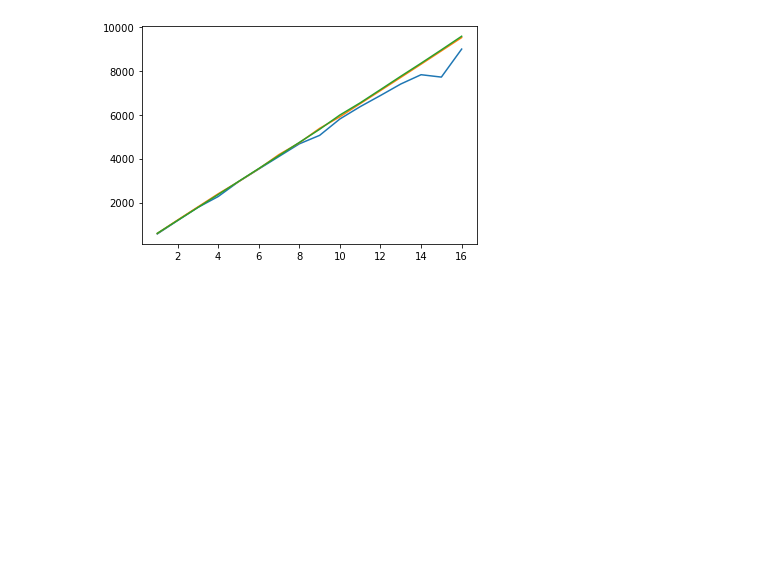
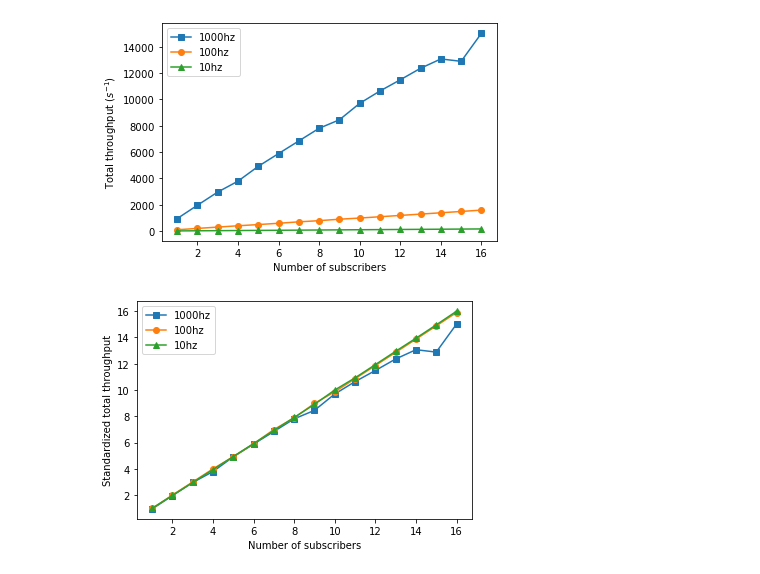
Before and after one commit to jkxjkx1031/ROS2-benchmark, a Jupyter notebook: experiments/stats/stats.ipynb, the cells around one changed output. Saved outputs shown, nothing was run; the diff lists cells and outputs as text; code cells hidden in the pictures; blank space fills up the shorter version.

```diff
--- a/experiments/stats/stats.ipynb
+++ b/experiments/stats/stats.ipynb
@@ -28,20 +32,34 @@ plt.show()
 # %%
 import numpy as np
 import matplotlib.pyplot as plt
 
-t1 = np.loadtxt('../topic_test/throughput_1ms.txt')
-t10 = np.loadtxt('../topic_test/throughput_10ms.txt')
-t100 = np.loadtxt('../topic_test/throughput_100ms.txt')
-t1 = t1 / 100
-t10 = t10 / 10
+t1 = np.loadtxt('../topic_test/throughput_1ms.txt') / 60
+t10 = np.loadtxt('../topic_test/throughput_10ms.txt') / 60
+t100 = np.loadtxt('../topic_test/throughput_100ms.txt') / 60
 n = np.arange(1, 17)
 
-plt.plot(n, t1)
-plt.plot(n, t10)
-plt.plot(n, t100)
+plt.plot(n, t1, marker='s')
+plt.plot(n, t10, marker='o')
+plt.plot(n, t100, marker='^')
+plt.xlabel('Number of subscribers')
+plt.ylabel('Total throughput ($s^{-1}$)')
+plt.legend(['1000hz', '100hz', '10hz'])
 plt.show()
+
+t1 = t1 / 1000
+t10 = t10 / 100
+t100 = t100 / 10
+
+plt.plot(n, t1, marker='s')
+plt.plot(n, t10, marker='o')
+plt.plot(n, t100, marker='^')
+plt.xlabel('Number of subscribers')
+plt.ylabel('Standardized total throughput')
+plt.legend(['1000hz', '100hz', '10hz'])
+plt.show()
 # %% [output]
-[figure, old version]
+[figure, new version]
+[figure, added]
 # %%
 import numpy as np
 import pandas as pd
```
Also changed, not shown: parts of 5 cells of this notebook.
